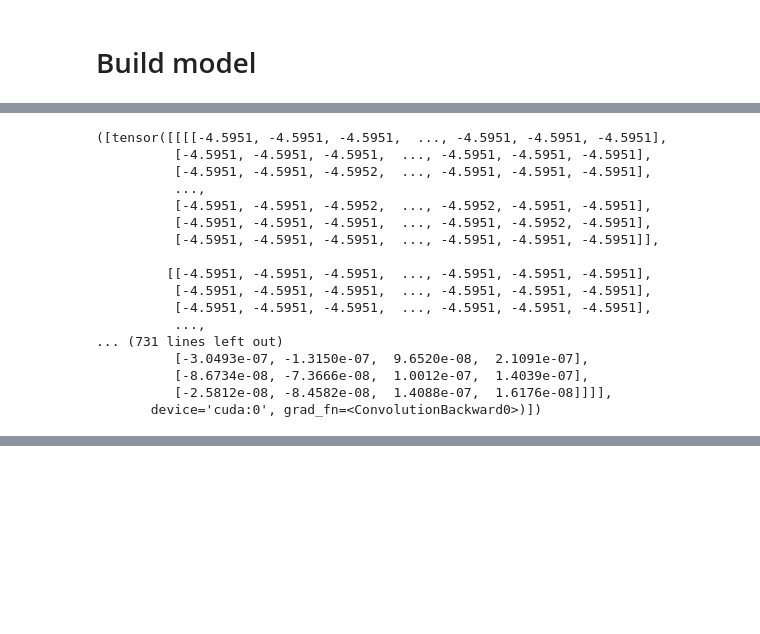
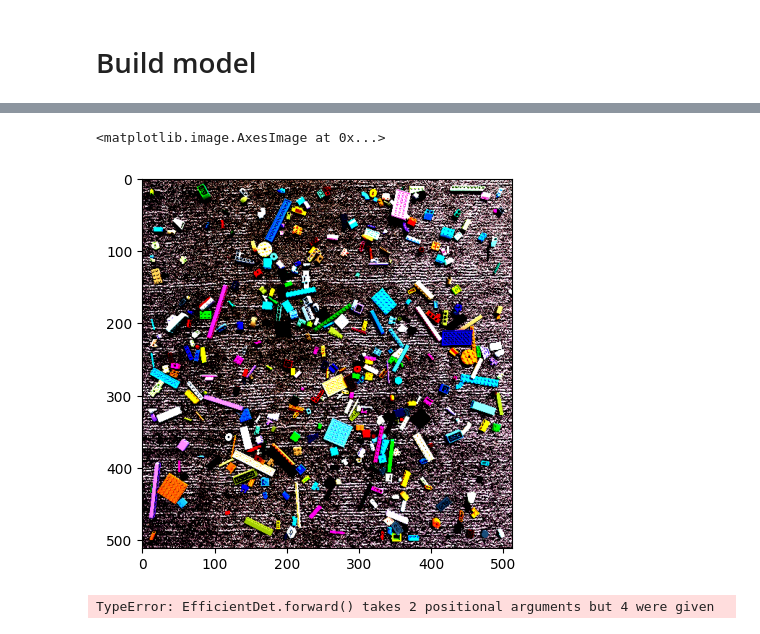
Before and after one commit to Chrispoo3680/lego-sorter, a Jupyter notebook: notebooks/test_objdet_model.ipynb, the cells around one changed output, grey strips where cells are left out. Saved outputs shown, nothing was run; the diff lists cells and outputs as text; code cells hidden in the pictures; blank space fills up the shorter version.

```diff
--- a/notebooks/test_objdet_model.ipynb
+++ b/notebooks/test_objdet_model.ipynb
@@ -287,3 +327,7 @@ def targ_trans(targets: Dict[str, Union[List[int], List[List[int]]]], class_to_i
     idx_to_class = {idx: _class for _class, idx in class_to_idx.items()}
     targets_copy["labels"] = [get_part_cat(part_id=idx_to_class[label], id_to_cat=num_to_cat) for label in targets_copy["labels"]]
     return targets_copy
+
+
+def target_transform(target):
+    return tools.get_part_cat(target, num_to_cat)
@@ -291,0 +334,15 @@ image_transform = transforms.Compose([transforms.ToTensor()])
+# %%
+target_img_size = 512
+
+image_transform = A.Compose(
+    [
+        A.Resize(height=target_img_size, width=target_img_size, interpolation=cv2.INTER_CUBIC),
+        A.Normalize([0.485, 0.456, 0.406], [0.229, 0.224, 0.225]),
+        ToTensorV2(),
+    ],
+    bbox_params=A.BboxParams(
+            format="pascal_voc", min_area=0, min_visibility=0, label_fields=["labels"]
+    ),
+)
+
+image_transform
@@ -292,2 +355,2 @@ image_transform = transforms.Compose([transforms.ToTensor()])
 # %%
-objdet_dataset = LegoObjDetDataset(image_dir=image_dir, annot_dir=annot_dir, transform=image_transform, target_transform=targ_trans)
+objdet_dataset = LegoObjDetDataset(image_dir=image_dir, annot_dir=annot_dir, transform=image_transform, image_size=target_img_size, target_transform=target_transform)
@@ -464,24 +452,4 @@ Estimated Total Size (MB): 18246.02
-# %%
-effdet_model.eval()
-dummy_input = torch.randn(1, 3, 512, 512).to(device)  # Batch of 1, 3 channels, 512x512 image
-outputs = effdet_model(dummy_input)
-
-print(outputs)
-# %% [output]
-([tensor([[[[-4.5951, -4.5951, -4.5951,  ..., -4.5951, -4.5951, -4.5951],
-          [-4.5951, -4.5951, -4.5951,  ..., -4.5951, -4.5951, -4.5951],
-          [-4.5951, -4.5951, -4.5952,  ..., -4.5951, -4.5951, -4.5951],
-          ...,
-          [-4.5951, -4.5951, -4.5952,  ..., -4.5952, -4.5951, -4.5951],
-          [-4.5951, -4.5951, -4.5951,  ..., -4.5951, -4.5952, -4.5951],
-          [-4.5951, -4.5951, -4.5951,  ..., -4.5951, -4.5951, -4.5951]],
-
-         [[-4.5951, -4.5951, -4.5951,  ..., -4.5951, -4.5951, -4.5951],
-          [-4.5951, -4.5951, -4.5951,  ..., -4.5951, -4.5951, -4.5951],
-          [-4.5951, -4.5951, -4.5951,  ..., -4.5951, -4.5951, -4.5951],
-          ...,
-... (731 lines left out)
-          [-3.0493e-07, -1.3150e-07,  9.6520e-08,  2.1091e-07],
-          [-8.6734e-08, -7.3666e-08,  1.0012e-07,  1.4039e-07],
-          [-2.5812e-08, -8.4582e-08,  1.4088e-07,  1.6176e-08]]]],
-       device='cuda:0', grad_fn=<ConvolutionBackward0>)])
+# %%
+image, boxes, labels = objdet_dataset[0]
+plt.imshow(image.permute(1, 2, 0))
+# %% [output]
@@ -487,0 +457,9 @@ print(outputs)
+<matplotlib.image.AxesImage at 0x...>
+[figure, added]
+# %%
+effdet_model.eval()
+with torch.inference_mode():
+    predictions = effdet_model(image.unsqueeze(dim=0).to(device), labels, boxes)  # Returns predictions
+predictions[1][4]
+# %% [output]
+TypeError: EfficientDet.forward() takes 2 positional arguments but 4 were given
```
Also changed, not shown: parts of 16 cells of this notebook, 7 other files.
